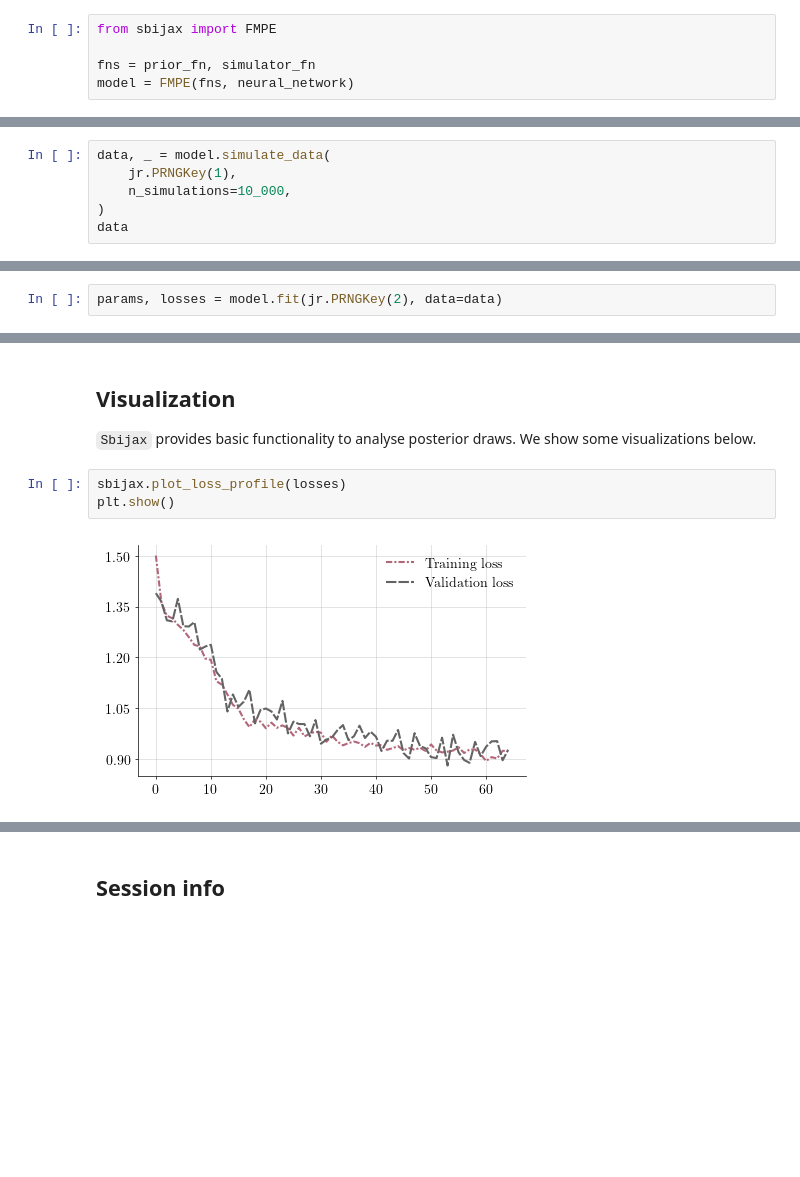
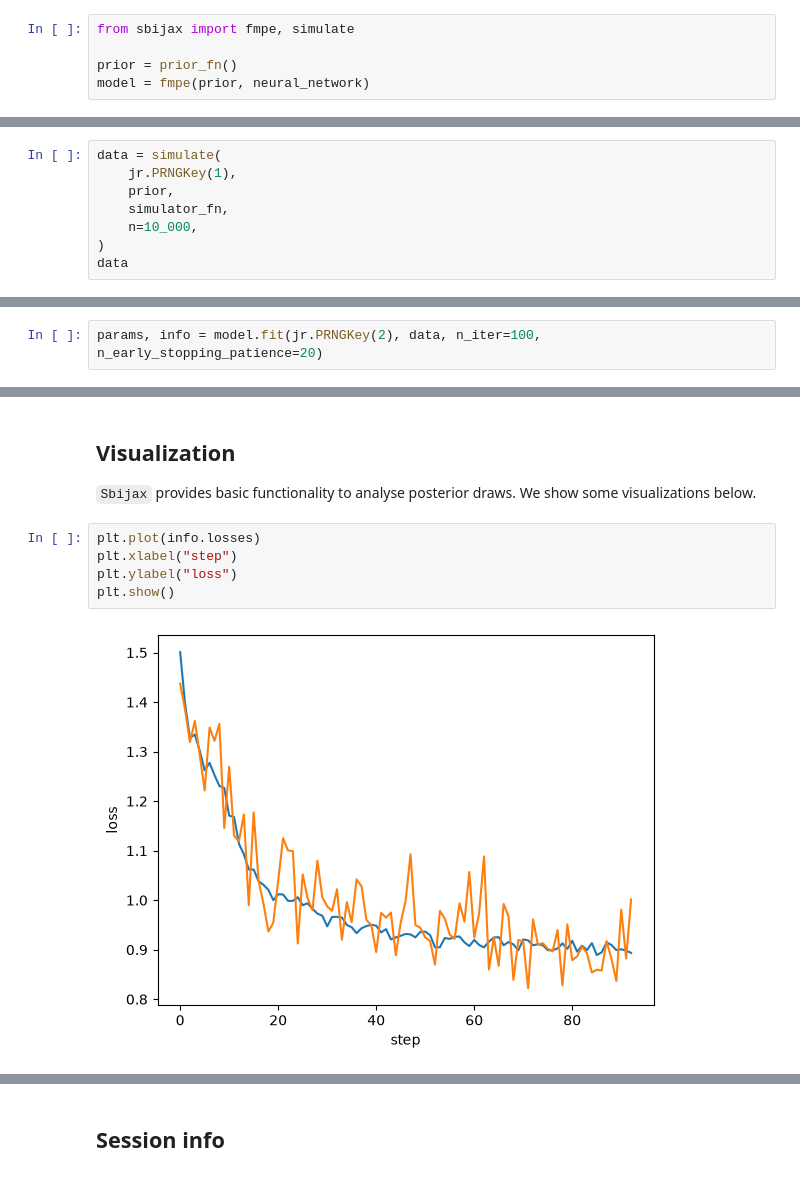
Before and after one commit to dirmeier/sbijax, a Jupyter notebook: docs/notebooks/getting_started.ipynb, the cells around one changed output, grey strips where cells are left out. Saved outputs shown, nothing was run; the diff lists cells and outputs as text; blank space fills up the shorter version.

```diff
--- a/docs/notebooks/getting_started.ipynb
+++ b/docs/notebooks/getting_started.ipynb
@@ -68,16 +76,18 @@ We can then construct the method itself. It takes as arguments a tuple of prior
 # %%
-from sbijax import FMPE
+from sbijax import fmpe, simulate
 
-fns = prior_fn, simulator_fn
-model = FMPE(fns, neural_network)
+prior = prior_fn()
+model = fmpe(prior, neural_network)
 # %% [markdown]
 ## Training and inference
 
 Inference is then as easy as simulating some data, fitting the data to the model, a sampling from the approximate posterior. The data set is a dictionary of dictionaries (a PyTree in JAX lingo). It contains samples for the simulator function, called `y`, and parameter samples from the prior model, called `theta`.
 # %%
-data, _ = model.simulate_data(
+data = simulate(
     jr.PRNGKey(1),
-    n_simulations=10_000,
+    prior,
+    simulator_fn,
+    n=10_000,
 )
 data
 # %% [output]
@@ -101,7 +111,7 @@ data
 # %% [markdown]
 We then fit the model using the typical flow matching loss.
 # %%
-params, losses = model.fit(jr.PRNGKey(2), data=data)
+params, info = model.fit(jr.PRNGKey(2), data, n_iter=100, n_early_stopping_patience=20)
 # %% [markdown]
 Finally, we sample from the posterior distribution for a specific observation $y_{\text{obs}}$.
 # %%
@@ -133,8 +124,10 @@ Group: /
 
 `Sbijax` provides basic functionality to analyse posterior draws. We show some visualizations below.
 # %%
-sbijax.plot_loss_profile(losses)
+plt.plot(info.losses)
+plt.xlabel("step")
+plt.ylabel("loss")
 plt.show()
 # %% [output]
-[figure, old version]
+[figure, new version]
 # %%
```
Also changed, not shown: parts of 6 cells of this notebook, 41 other files.
